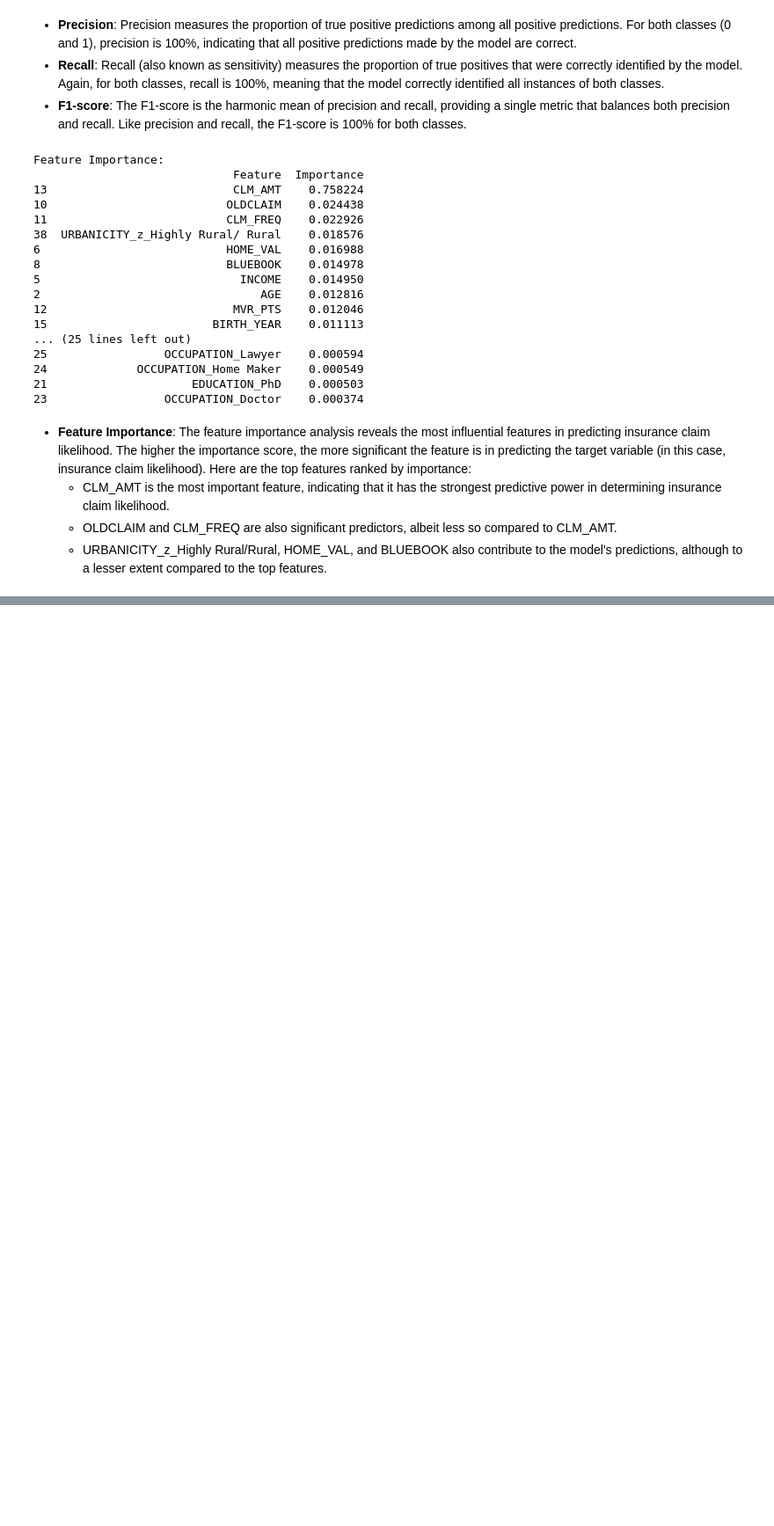
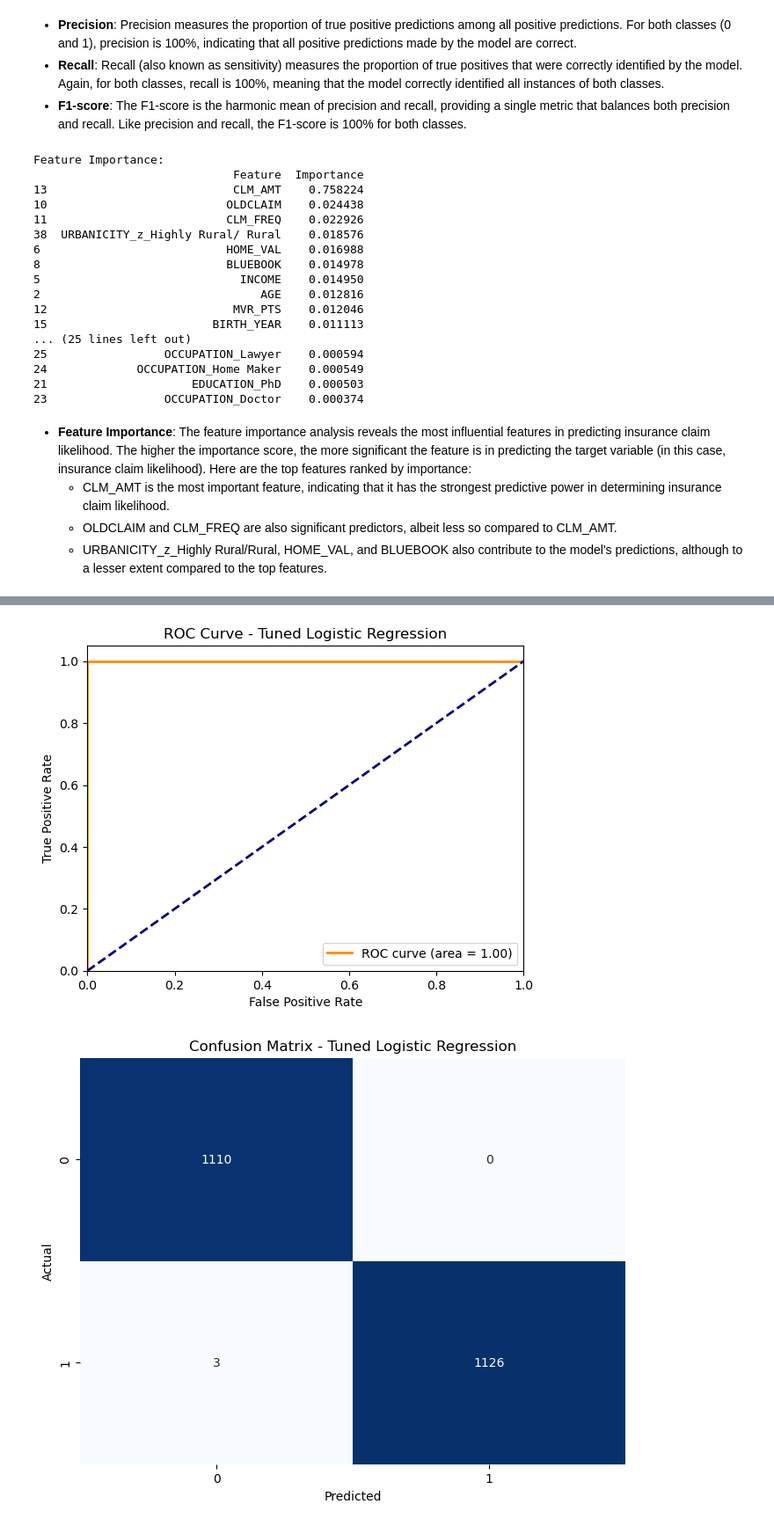
Before and after one commit to whareverr/phase_3_project, a Jupyter notebook: index.ipynb, the cells around one changed output, grey strips where cells are left out. Shown at 88% size. Drawn from its saved outputs; the diff is of its cells as text; code cells hidden in the pictures; blank space fills up the shorter version.

```diff
--- a/index.ipynb
+++ b/index.ipynb
@@ -567,0 +628,6 @@ weighted avg       1.00      1.00      1.00      2239
+# %%
+plot_roc_curve(best_model, X_test, y_test, "Tuned Logistic Regression")
+plot_confusion_matrix(best_model, X_test, y_test, "Tuned Logistic Regression")
+# %% [output]
+[figure, added]
+[figure, added]
```
Also changed, not shown: parts of 73 cells of this notebook.
